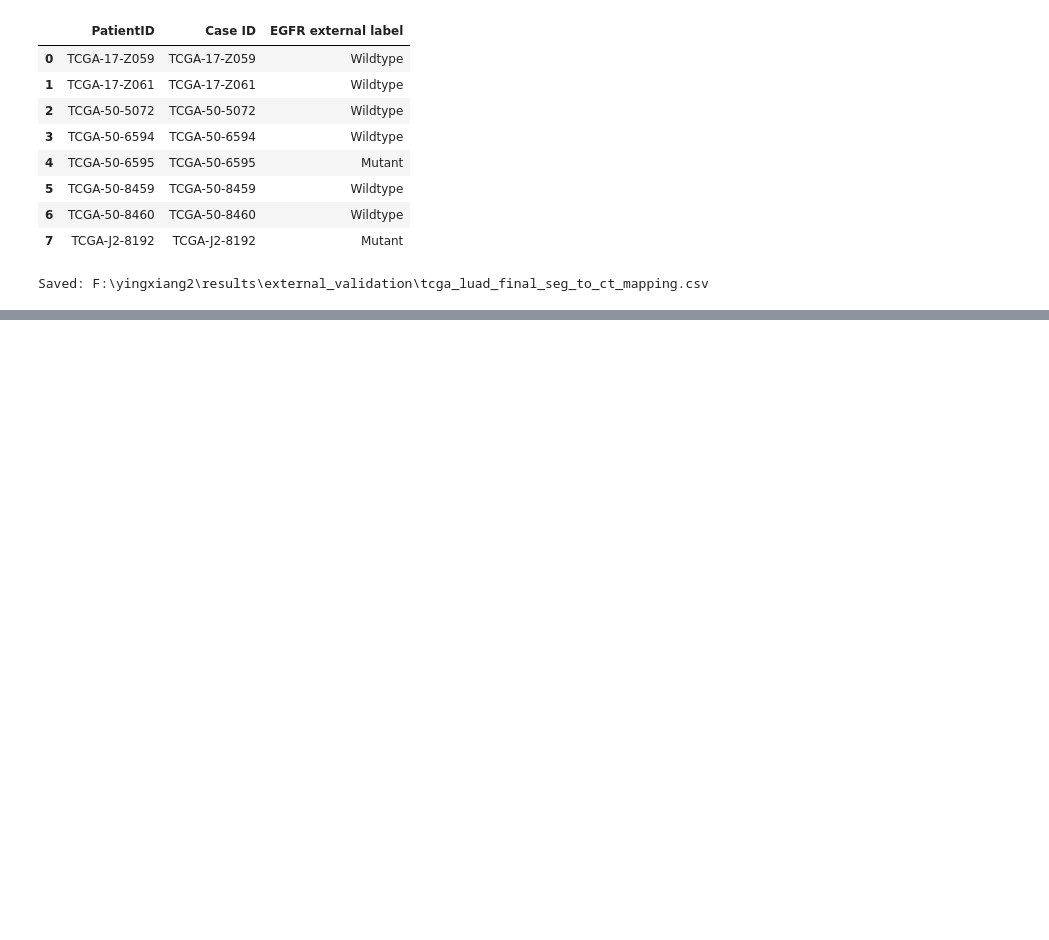
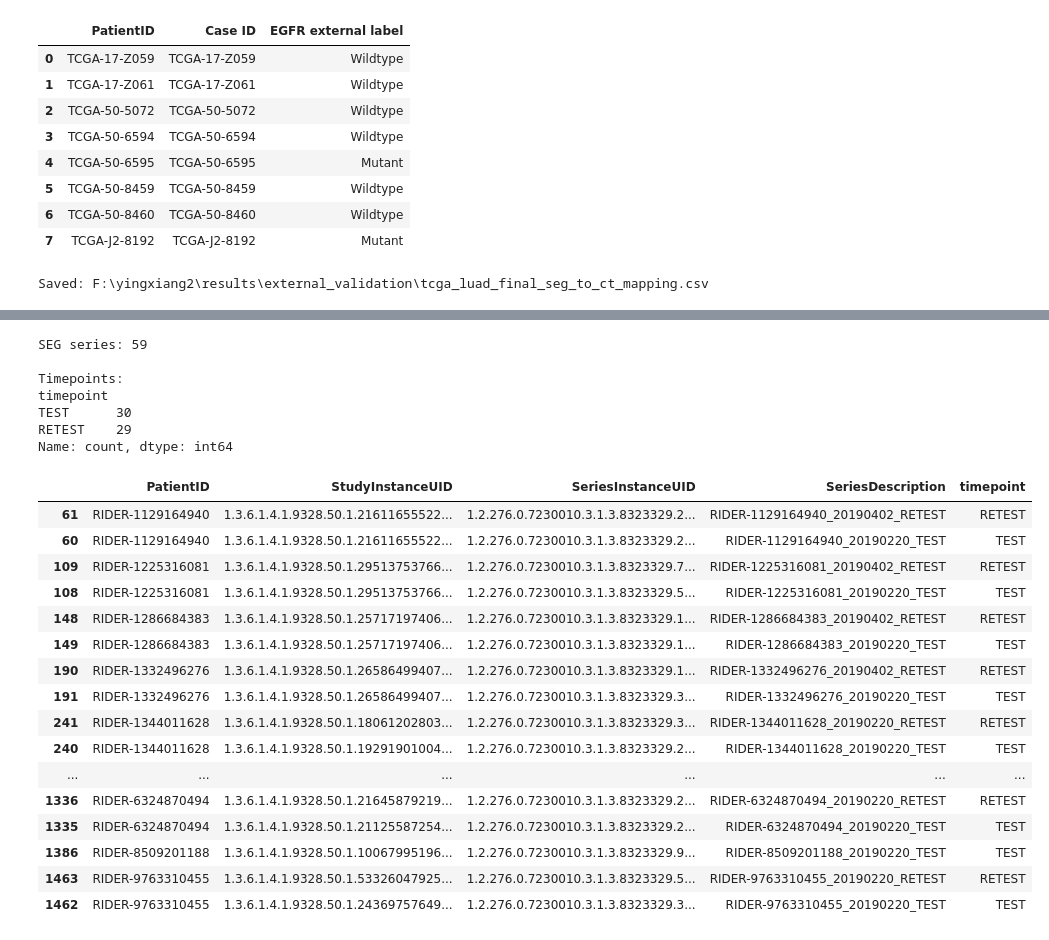
Before and after one commit to gmail2580369-del/lung2-egfr-radiomics, a Jupyter notebook: notebooks/03_modeling_nested_cv.ipynb, the cells around one changed output, grey strips where cells are left out. Drawn from its saved outputs; the diff is of its cells as text; code cells hidden in the pictures; blank space fills up the shorter version.

```diff
--- a/notebooks/03_modeling_nested_cv.ipynb
+++ b/notebooks/03_modeling_nested_cv.ipynb
@@ -6640,0 +6834,60 @@ Saved: F:\yingxiang2\results\external_validation\tcga_luad_final_seg_to_ct_mappi
+# %%
+rider_seg = rider_meta[
+    (rider_meta["analysis_result_id"] == "rider_lungct_seg")
+    &
+    (rider_meta["Modality"] == "SEG")
+].copy()
+
+rider_seg["timepoint"] = rider_seg["SeriesDescription"].apply(
+    lambda x:
+        "TEST"
+        if "TEST" in str(x) and "RETEST" not in str(x)
+        else (
+            "RETEST"
+            if "RETEST" in str(x)
+            else "UNKNOWN"
+        )
+)
+
+print("SEG series:", len(rider_seg))
+print("\nTimepoints:")
+print(rider_seg["timepoint"].value_counts())
+
+display(
+    rider_seg[
+        [
+            "PatientID",
+            "StudyInstanceUID",
+            "SeriesInstanceUID",
+            "SeriesDescription",
+            "timepoint"
+        ]
+    ].sort_values(
+        ["PatientID", "timepoint"]
+    )
+)
+# %% [output]
+SEG series: 59
+
+Timepoints:
+timepoint
+TEST      30
+RETEST    29
+Name: count, dtype: int64
+|  | PatientID | StudyInstanceUID | SeriesInstanceUID | SeriesDescription | timepoint |
+| 61 | RIDER-1129164940 | 1.3.6.1.4.1.9328.50.1.21611655522... | 1.2.276.0.7230010.3.1.3.8323329.2... | RIDER-1129164940_20190402_RETEST | RETEST |
+| 60 | RIDER-1129164940 | 1.3.6.1.4.1.9328.50.1.21611655522... | 1.2.276.0.7230010.3.1.3.8323329.2... | RIDER-1129164940_20190220_TEST | TEST |
+| 109 | RIDER-1225316081 | 1.3.6.1.4.1.9328.50.1.29513753766... | 1.2.276.0.7230010.3.1.3.8323329.7... | RIDER-1225316081_20190402_RETEST | RETEST |
+| 108 | RIDER-1225316081 | 1.3.6.1.4.1.9328.50.1.29513753766... | 1.2.276.0.7230010.3.1.3.8323329.5... | RIDER-1225316081_20190220_TEST | TEST |
+| 148 | RIDER-1286684383 | 1.3.6.1.4.1.9328.50.1.25717197406... | 1.2.276.0.7230010.3.1.3.8323329.1... | RIDER-1286684383_20190402_RETEST | RETEST |
+| 149 | RIDER-1286684383 | 1.3.6.1.4.1.9328.50.1.25717197406... | 1.2.276.0.7230010.3.1.3.8323329.1... | RIDER-1286684383_20190220_TEST | TEST |
+| 190 | RIDER-1332496276 | 1.3.6.1.4.1.9328.50.1.26586499407... | 1.2.276.0.7230010.3.1.3.8323329.1... | RIDER-1332496276_20190402_RETEST | RETEST |
+| 191 | RIDER-1332496276 | 1.3.6.1.4.1.9328.50.1.26586499407... | 1.2.276.0.7230010.3.1.3.8323329.3... | RIDER-1332496276_20190220_TEST | TEST |
+| 241 | RIDER-1344011628 | 1.3.6.1.4.1.9328.50.1.18061202803... | 1.2.276.0.7230010.3.1.3.8323329.3... | RIDER-1344011628_20190220_RETEST | RETEST |
+| 240 | RIDER-1344011628 | 1.3.6.1.4.1.9328.50.1.19291901004... | 1.2.276.0.7230010.3.1.3.8323329.2... | RIDER-1344011628_20190220_TEST | TEST |
+| ... | ... | ... | ... | ... | ... |
+| 1336 | RIDER-6324870494 | 1.3.6.1.4.1.9328.50.1.21645879219... | 1.2.276.0.7230010.3.1.3.8323329.2... | RIDER-6324870494_20190220_RETEST | RETEST |
+| 1335 | RIDER-6324870494 | 1.3.6.1.4.1.9328.50.1.21125587254... | 1.2.276.0.7230010.3.1.3.8323329.2... | RIDER-6324870494_20190220_TEST | TEST |
+| 1386 | RIDER-8509201188 | 1.3.6.1.4.1.9328.50.1.10067995196... | 1.2.276.0.7230010.3.1.3.8323329.9... | RIDER-8509201188_20190220_TEST | TEST |
+| 1463 | RIDER-9763310455 | 1.3.6.1.4.1.9328.50.1.53326047925... | 1.2.276.0.7230010.3.1.3.8323329.5... | RIDER-9763310455_20190220_RETEST | RETEST |
+| 1462 | RIDER-9763310455 | 1.3.6.1.4.1.9328.50.1.24369757649... | 1.2.276.0.7230010.3.1.3.8323329.3... | RIDER-9763310455_20190220_TEST | TEST |
```
Also changed, not shown: parts of 40 cells of this notebook, 1 other file.
